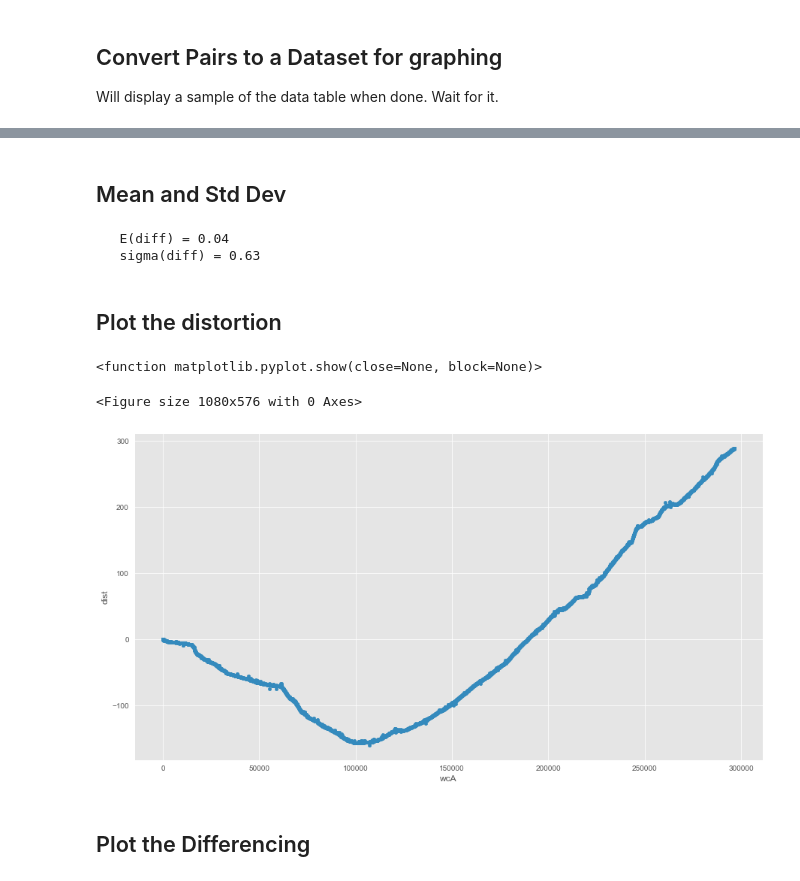
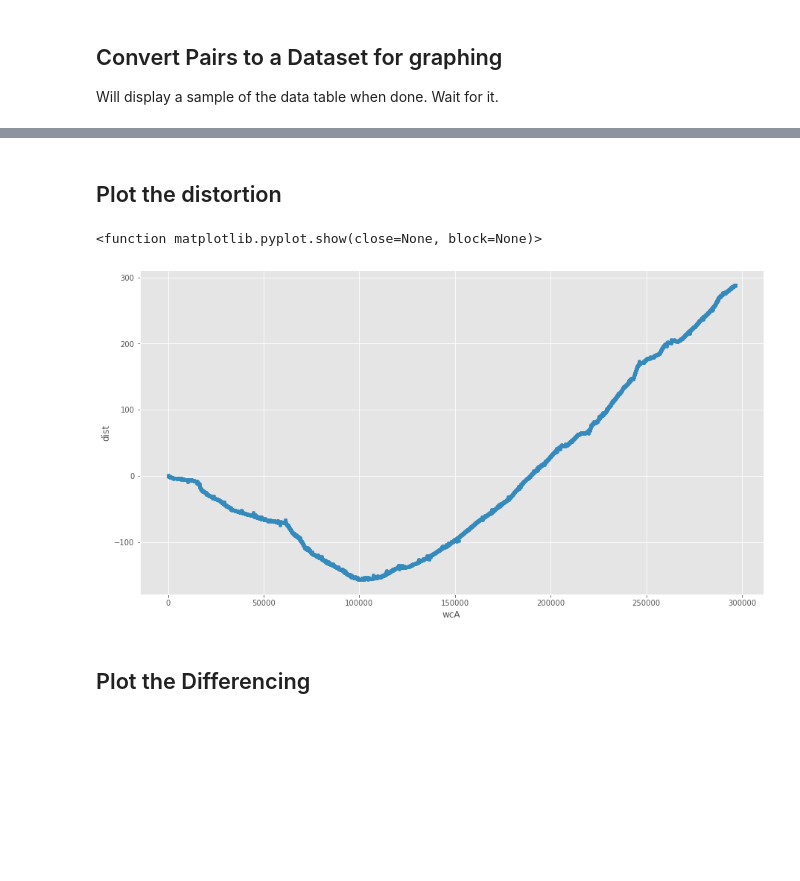
Before and after one commit to craigchamplin/Distortion-Sequence-Matching, a Jupyter notebook: Inductive Algorithm.ipynb, the cells around one changed output, grey strips where cells are left out. Drawn from its saved outputs; the diff is of its cells as text; code cells hidden in the pictures; blank space fills up the shorter version.

Commit message:
Fixing scanw() and improving internal documentation

```diff
--- a/Inductive Algorithm.ipynb
+++ b/Inductive Algorithm.ipynb
@@ -270,3 +317,15 @@ def scanw(i,k,A,B, Dm1,DD,et,psi) :
+# %%
+#### distortion()
+## Run Once
+## Label 06
+
+def distortion (i, k ) :
+    # return the distortion between two rows
+
+    xa = dfA.loc[i].loc['wc']
+    xb = dfB.loc[k].loc['wc']
+
+    return (xa - xb)
 # %% [markdown]
 ## Configuration
 
@@ -274,8 +335,28 @@ All configurable parameters are here
 # %%
-# Initilizations- globally available
+#### Configurations
+## Label 07
+#
+# these are globally available
+#   - avoid mistakes by pretending that they are not
+
+### Run this every time
+#
+# main() consumes i and k, need to refresh
+#
+# symptom: One line output with i and k at max values
+
+#### Good settings per example
+## RC3
+# bigW = 33
+# psi = 1.3
+# et = 5.0
+
+# toggle the use of scanw
+runScanw = True
+# runScanw = False
 
 # target error threshold (\mathring{\varepsilon})
-etMonoVal = 7.0                   # real
+etMonoVal = 5.1                   # real
 et = {'refpoint1':etMonoVal,
       'refpoint2':etMonoVal,
       'refpoint3':etMonoVal,
@@ -421,8 +536,0 @@ Finished at : 13:55:10
-# %% [markdown]
-## Mean and Std Dev
-# %%
-print('   E(diff) = {:0.2f}'.format(dsS['diff'].mean()))
-print('   sigma(diff) = {:0.2f}'.format(dsS['diff'].std()))
-# %% [output]
-   E(diff) = 0.04
-   sigma(diff) = 0.63
@@ -433,18 +537,19 @@ print('   sigma(diff) = {:0.2f}'.format(dsS['diff'].std()))
 # %% [markdown]
 ## Plot the distortion
 # %%
-# Plot it
-plt.figure(figsize=[15,8]);
+#### Plot_distortion
+## Label 10
+
 dsS.plot(kind='scatter', x='wcA', y='dist', figsize=[15,8])
 # , ylim=[-160,0], xlim=[0,107500]
 plt.show
 
+### Uncomment to save the plot
 # plt.savefig('./Distortion ', + dset + ,'.pdf')
 # plt.savefig('./Distortion ', + dset + ,'.png')
 # %% [output]
 <function matplotlib.pyplot.show(close=None, block=None)>
-<Figure size 1080x576 with 0 Axes>
-[figure, old version]
+[figure, new version]
 # %% [markdown]
 ## Plot the Differencing
 # %%
```
Also changed, not shown: parts of 16 cells of this notebook.
